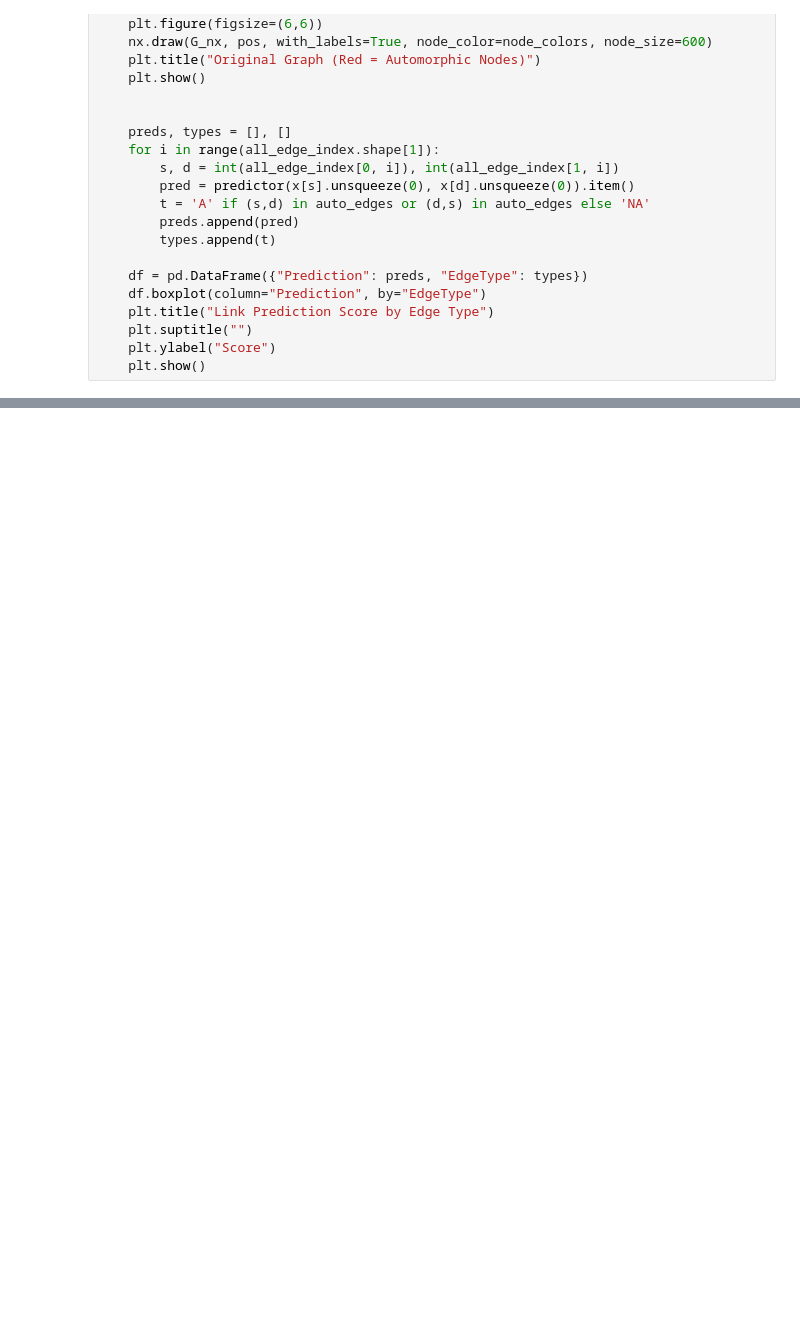
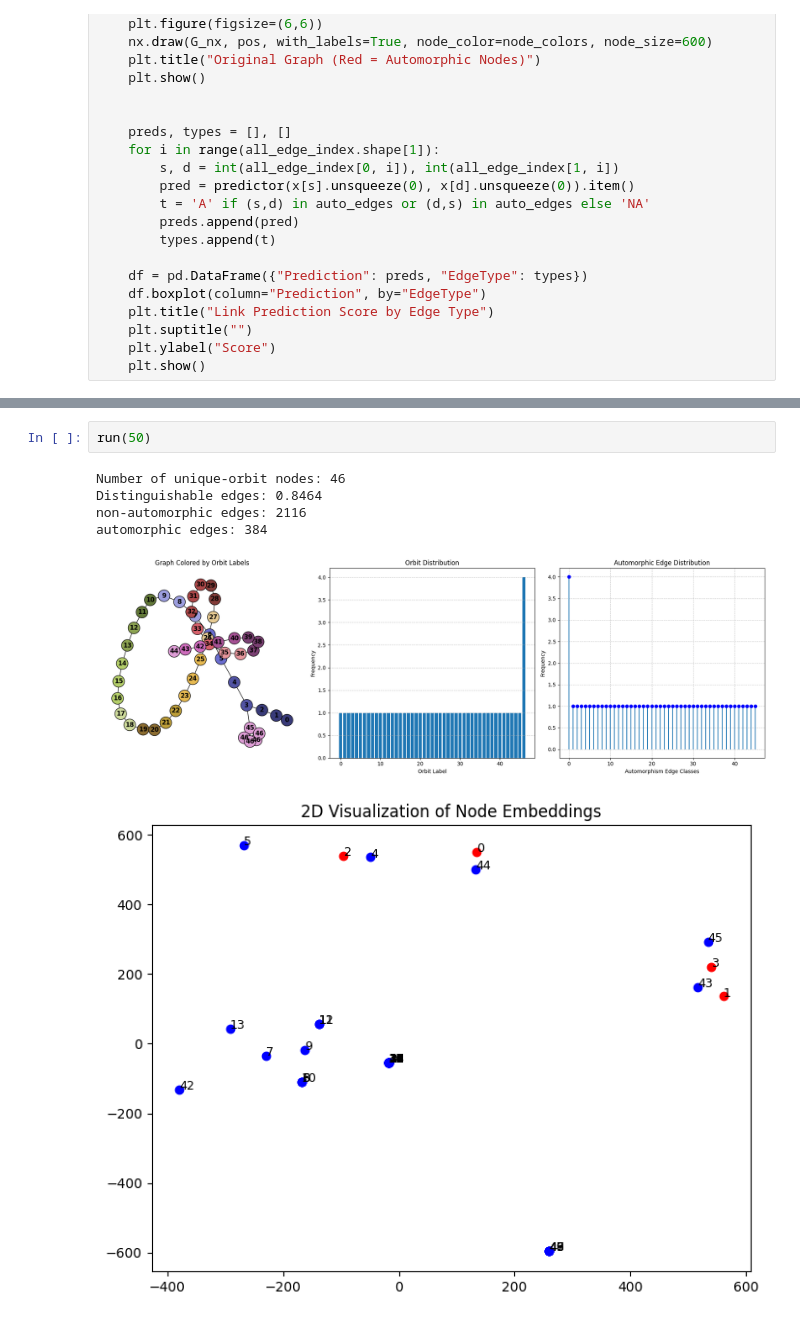
Before and after one commit to ChenS676/ANP4Link, a Jupyter notebook: aut_edg/lobster.ipynb, the cells around one changed output, grey strips where cells are left out. Saved outputs shown, nothing was run; the diff lists cells and outputs as text; blank space fills up the shorter version.

```diff
--- a/aut_edg/lobster.ipynb
+++ b/aut_edg/lobster.ipynb
@@ -162,0 +159,9 @@ Most common edge classes: [(1, 8)]
+# %%
+run(50)
+# %% [output]
+Number of unique-orbit nodes: 46
+Distinguishable edges: 0.8464
+non-automorphic edges: 2116
+automorphic edges: 384
+[figure, added]
+[figure, added]
```
Also changed, not shown: parts of 5 cells of this notebook, 25 other files.
